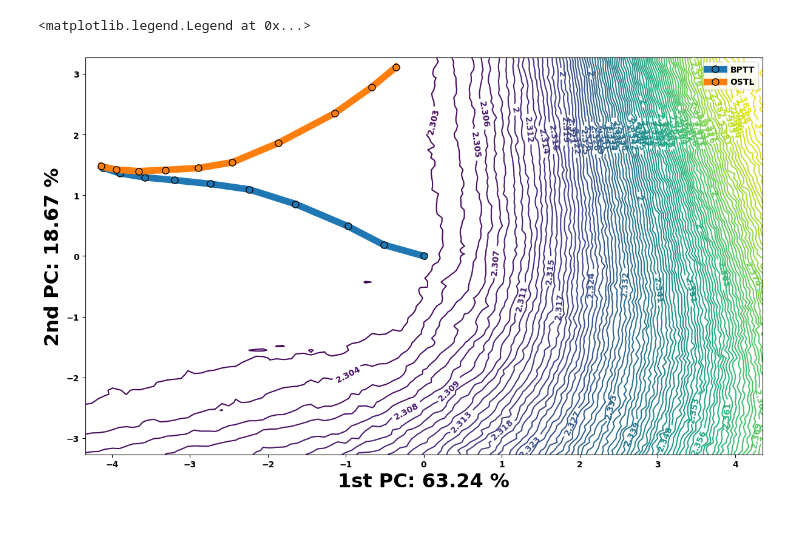
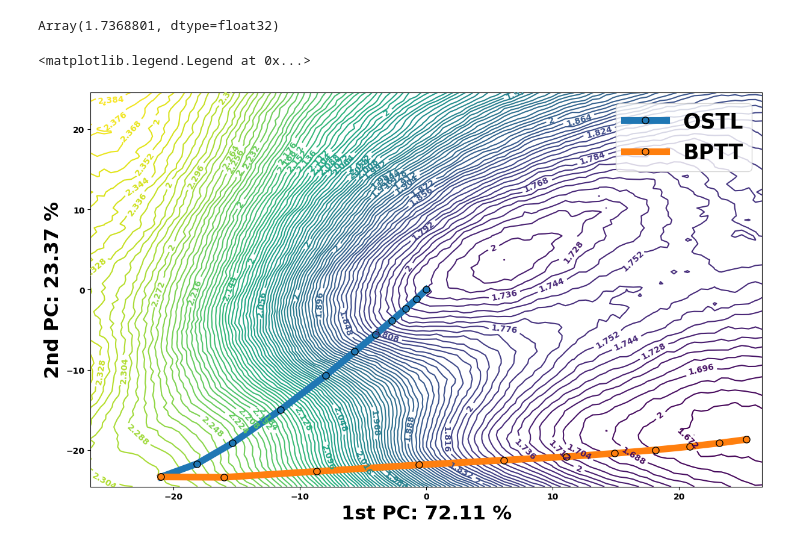
Before and after one commit to Intelligent-Microsystems-Lab/slax, a Jupyter notebook: example.ipynb, the cells around one changed output. Drawn from its saved outputs; the diff is of its cells as text; code cells hidden in the pictures.

```diff
--- a/example.ipynb
+++ b/example.ipynb
@@ -63,2 +57,0 @@ new_bp_params,opt_state,s,loss,grad,state = jax.jit(train_func)(bp_params,bp_car
-# %%
-new_ostl_params,opt_state,s,loss,ostl_grad,state = sl.train_online_deferred(ostl_model,optax.softmax_cross_entropy,optimizer)(ostl_params,ostl_carry,batch,ostl_opt_state)
@@ -65,11 +71,31 @@ new_ostl_params,opt_state,s,loss,ostl_grad,state = sl.train_online_deferred(ostl
+# %%
+with open('./tmp/bp_model_{}'.format(0),'wb') as file:
+            pickle.dump(tree_map(jnp.float32,bp_params),file,protocol=pickle.HIGHEST_PROTOCOL)
+with open('./tmp/ostl_model_{}'.format(0),'wb') as file:
+            pickle.dump(tree_map(jnp.float32,ostl_params),file,protocol=pickle.HIGHEST_PROTOCOL)
 # %%
-for i in range(50):
-    random_seed,_ = jax.random.split(random_seed)
-    new_batch = sl.randman(manifold_key,random_seed,nb_classes=output_sz,nb_units=input_sz,nb_steps=seq_len,nb_samples=100,batch_sz=batch_sz,dim_manifold=2,alpha=2.)
-    bp_params,bp_opt_state,bp_s,bp_loss,bp_grad,state = sl.train_offline(bp_model,optax.softmax_cross_entropy,optimizer)(bp_params,bp_carry,new_batch,bp_opt_state)
-    ostl_params,ostl_opt_state,ostl_s,ostl_loss,ostl_grad,state = sl.train_online_deferred(ostl_model,optax.softmax_cross_entropy,optimizer)(ostl_params,ostl_carry,new_batch,ostl_opt_state)
-    if (i+1) % 5 == 0:
-        with open('./tmp/bp_model_{}'.format((i+1)//5 - 1),'wb') as file:
+best_bp_loss = 100
+best_ostl_loss = 100
+best_bp_params = bp_params
+best_ostl_params = ostl_params
+for i in range(10_000):
+    # random_seed,_ = jax.random.split(random_seed)
+    # new_batch = sl.randman(manifold_key,random_seed,nb_classes=output_sz,nb_units=input_sz,nb_steps=seq_len,nb_samples=100,batch_sz=batch_sz,dim_manifold=2,alpha=2.)
+    # bp_params,bp_opt_state,bp_s,bp_loss,bp_grad,state = sl.train_offline(bp_model,optax.softmax_cross_entropy,optimizer)(bp_params,bp_carry,new_batch,bp_opt_state)
+    # ostl_params,ostl_opt_state,ostl_s,ostl_loss,ostl_grad,state = sl.train_online_deferred(ostl_model,optax.softmax_cross_entropy,optimizer)(ostl_params,ostl_carry,new_batch,ostl_opt_state)
+    bp_params,bp_opt_state,ostl_params,ostl_opt_state,random_seed,bp_loss,ostl_loss = jax.jit(exec,device=jax.devices('cpu')[0])(bp_params,bp_opt_state,ostl_params,ostl_opt_state,random_seed)
+    if bp_loss < best_bp_loss:
+        best_bp_params = bp_params
+    if ostl_loss < best_ostl_loss:
+        best_ostl_params = ostl_params
+    if (i+1) % 1_000 == 0:
+        print('ostl: ',ostl_loss)
+        print('bptt: ',bp_loss)
+        with open('./tmp/bp_model_{}'.format((i+1)//1_000),'wb') as file:
             pickle.dump(tree_map(jnp.float32,bp_params),file,protocol=pickle.HIGHEST_PROTOCOL)
-        with open('./tmp/ostl_model_{}'.format((i+1)//5 - 1),'wb') as file:
+        with open('./tmp/ostl_model_{}'.format((i+1)//1_000),'wb') as file:
             pickle.dump(tree_map(jnp.float32,ostl_params),file,protocol=pickle.HIGHEST_PROTOCOL)
+with open('./tmp/bp_model_{}'.format((i+1)//1_000),'wb') as file:
+    pickle.dump(tree_map(jnp.float32,best_bp_params),file,protocol=pickle.HIGHEST_PROTOCOL)
+with open('./tmp/ostl_model_{}'.format((i+1)//1_000),'wb') as file:
+    pickle.dump(tree_map(jnp.float32,best_ostl_params),file,protocol=pickle.HIGHEST_PROTOCOL)
@@ -87,10 +137,14 @@ def load_params(number):
     with open('./tmp/ostl_model_{}'.format(number),'rb') as file:
         ostl_params = pickle.load(file)
     ostl_params = tree_unflatten(struct,tree_leaves(ostl_params))
-    return [bp_params,ostl_params]
+    return [bp_params,ostl_params][::-1]
+# %%
+get_loss(load_params(10)[0])
+# %% [output]
+Array(1.7368801, dtype=float32)
 # %%
-sl.gen_loss_landscape(get_loss,load_params,10,2)
-plt.legend(['BPTT','OSTL'])
+sl.gen_loss_landscape(get_loss,load_params,11,2)
+plt.legend(['BPTT','OSTL'][::-1],fontsize=25)
 # %% [output]
 <matplotlib.legend.Legend at 0x...>
-[figure, old version]
+[figure, new version]
```
Also changed, not shown: parts of 11 cells of this notebook, 13 other files.
